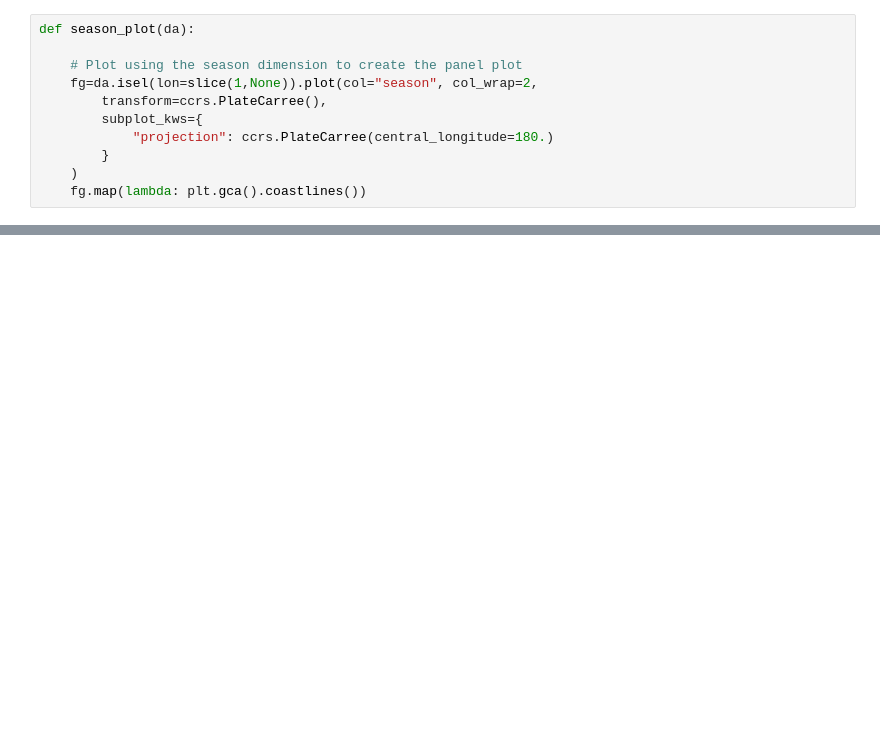
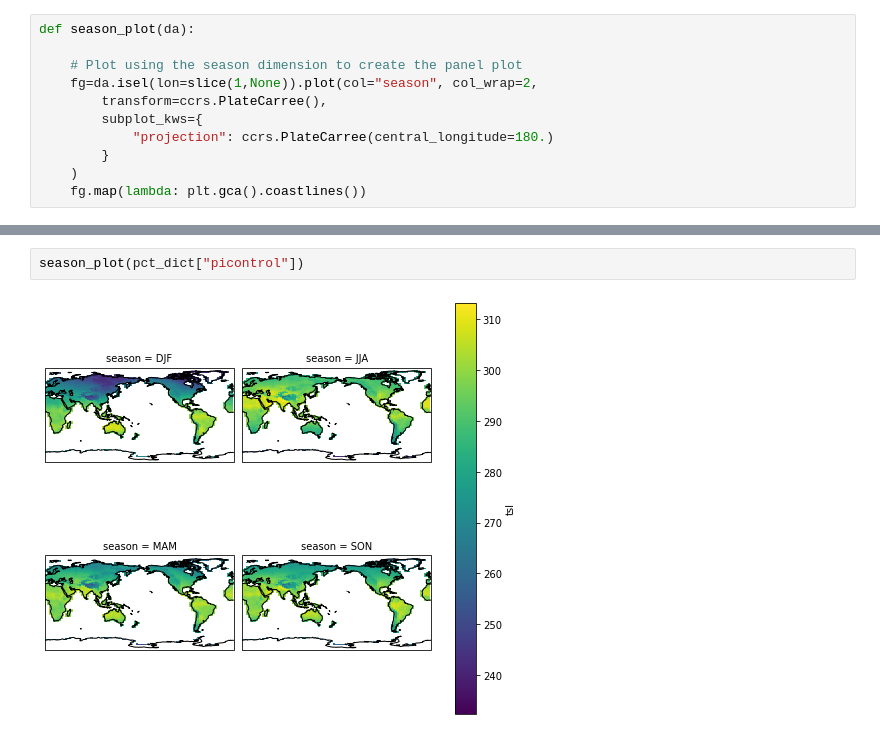
Before and after one commit to coecms/coecms.github.io, a Jupyter notebook: notebooks/2021-09-30-code-design.ipynb, the cells around one changed output, grey strips where cells are left out. Drawn from its saved outputs; the diff is of its cells as text; blank space fills up the shorter version.

```diff
--- a/notebooks/2021-09-30-code-design.ipynb
+++ b/notebooks/2021-09-30-code-design.ipynb
@@ -272,0 +362,4 @@ Note: for this specific analysis we don't need the dictionary or function. We on
+# %%
+season_plot(pct_dict["picontrol"])
+# %% [output]
+[figure, added]
```
Also changed, not shown: parts of 23 cells of this notebook, 2 other files.
